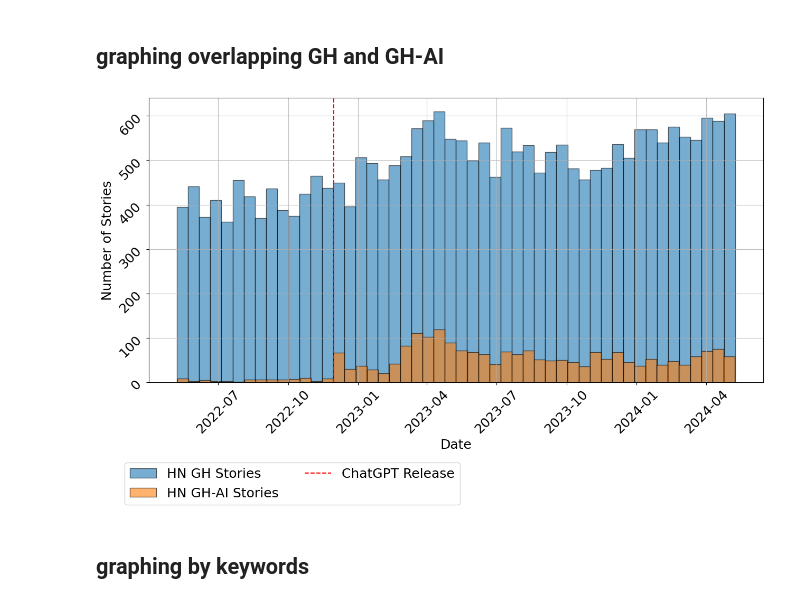
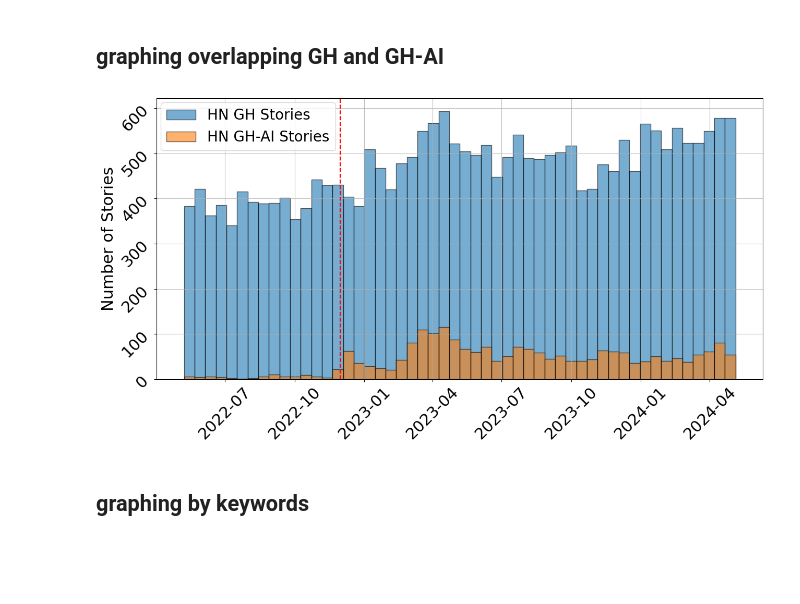
Before and after one commit to MUICT-SERU/SP2024-GPT, a Jupyter notebook: src/rq1/1a-temporal-analysis/story/analyze-hn-stories.ipynb, the cells around one changed output. Cells and saved outputs as stored; diff of their text form; code cells hidden in the pictures; blank space fills up the shorter version.

```diff
--- a/src/rq1/1a-temporal-analysis/story/analyze-hn-stories.ipynb
+++ b/src/rq1/1a-temporal-analysis/story/analyze-hn-stories.ipynb
@@ -78,39 +78,45 @@ plot_hist_stories(stories_gh_df, 'HN GH Stories')
 # %%
 import matplotlib.pyplot as plt
 import pandas as pd
 
 def plot_hist_stories_overlap(df1, df2, name1: str, name2: str):
     # Convert the 'timestamp' column to datetime
     df1['timestamp'] = pd.to_datetime(df1['timestamp'])
     df2['timestamp'] = pd.to_datetime(df2['timestamp'])
 
     # Set fontsize for all plots
-    plt.rcParams.update({'font.size': 18})
+    plt.rcParams.update({'font.size': 22})
 
     # plt.figure(figsize=(15, 7))
     plt.figure(figsize=(15, 7))
-    plt.hist(df2['timestamp'], bins=50, edgecolor='black', alpha=0.6, label=name2)
-    plt.hist(df1['timestamp'], bins=50, edgecolor='black', alpha=0.6, label=name1)
+
+    # Create a date range with a frequency of 7 days
+    min_date = min(df1['timestamp'].min(), df2['timestamp'].min())
+    max_date = max(df1['timestamp'].max(), df2['timestamp'].max())
+    bins = pd.date_range(start=min_date, end=max_date, freq='14D')
+
+    plt.hist(df2['timestamp'], bins=bins, edgecolor='black', alpha=0.6, label=name2)
+    plt.hist(df1['timestamp'], bins=bins, edgecolor='black', alpha=0.6, label=name1)
 
     # Mark chatgpt release date
     chatgpt_release_date = pd.to_datetime('2022-11-30')
-    plt.axvline(x=chatgpt_release_date, color='red', linestyle='--', label='ChatGPT Release')
+    plt.axvline(x=chatgpt_release_date, color='red', linestyle='--')
 
-    plt.xlabel('Date')
+    # plt.xlabel('Date')
     plt.ylabel('Number of Stories')
     plt.xticks(rotation=45)
     plt.yticks(rotation=45)
     plt.grid(True, alpha=0.8)
-    plt.legend(bbox_to_anchor=(-0.04, -0.43), loc='lower left', borderaxespad=0.,
-              title_fontsize=18, fontsize=18, ncol=2)
+    plt.legend(loc='upper left', borderaxespad=0.3,
+              fontsize=20, ncol=1)
 
     # Save to pdf
     plt.savefig(f'hn-stories-[{name1}-{name2}].pdf', format='pdf', bbox_inches='tight')
 
     plt.show()
 plot_hist_stories_overlap(stories_gh_ai_df, stories_gh_df, 'HN GH-AI Stories', 'HN GH Stories')
 # %% [output]
-[figure, old version]
+[figure, new version]
 # %% [markdown]
 ## graphing by keywords
 # %%
```
Also changed, not shown: parts of 2 cells of this notebook, 4 other files.
